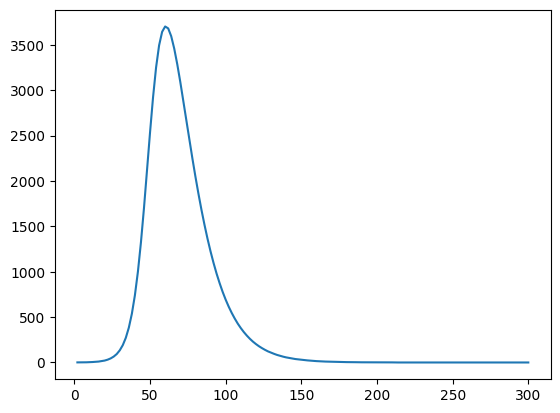
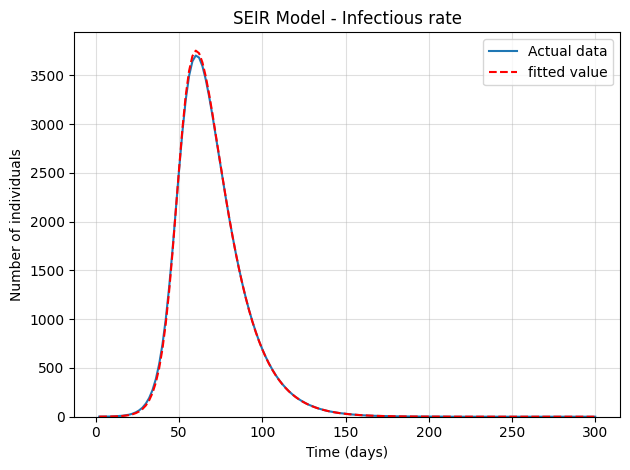
Code edit (unified diff) that turned the first committed figure into the second:
--- before
+++ after
@@ -1,3 +1,14 @@
-plt.plot(df_hisotoc["Time(days)"], df_hisotoc["Infected"])
+plt_rlt = scipy.integrate.solve_ivp(f_SolveInfection, (df_hisotoc["Time(days)"].min(), df_hisotoc["Time(days)"].max()), y0, args=(InfectionConfig(Infectivity = soln.x[0], ContactRateInfectious = soln.x[1]),) , t_eval=df_hisotoc["Time(days)"])
 
-soln
+
+plt.plot(df_hisotoc["Time(days)"], df_hisotoc["Infected"], label="Actual data")
+plt.plot(plt_rlt.t, plt_rlt.y[2], '--r', label="fitted value")
+plt.legend()
+plt.ylabel("Number of individuals")
+plt.xlabel("Time (days)")
+plt.title("SEIR Model - Infectious rate")
+plt.grid(alpha=0.4)
+plt.tight_layout() # dam plotting without this thing
+plt.ylim(bottom=-0.1)
+plt.savefig("Figures//SEIR-Python.png")
+plt.show()

Commit: Update